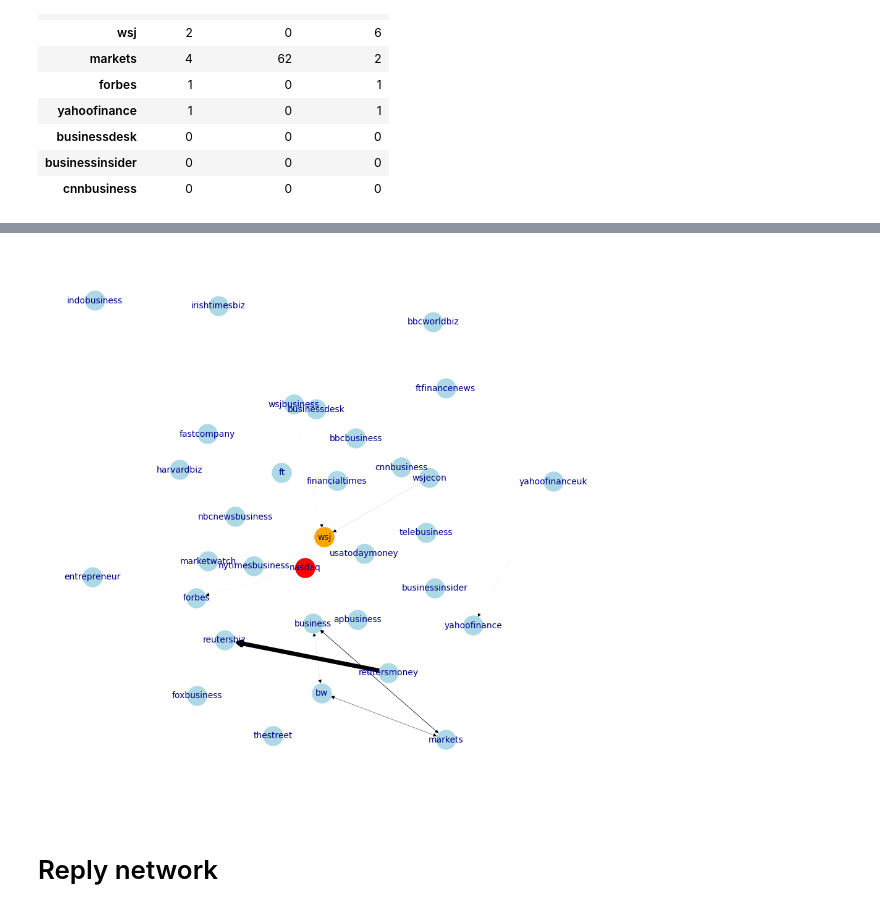
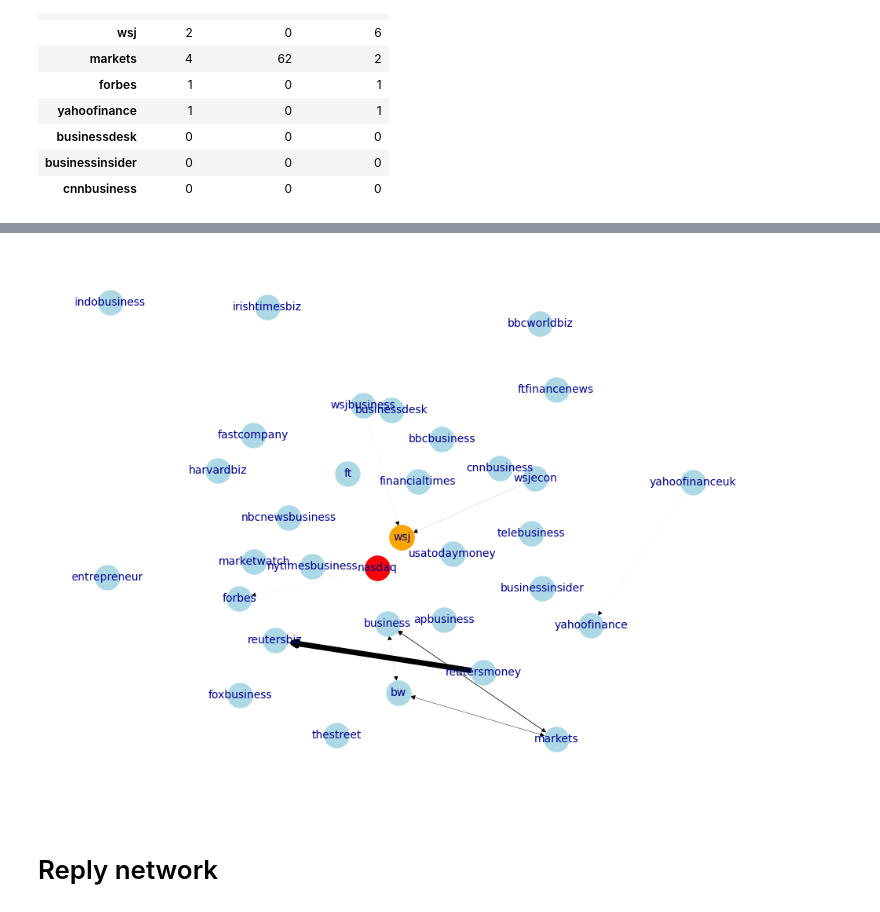
Before and after one commit to kbankowski/2022-11_data-academy, a Jupyter notebook: Level2/Group Projects/07_Network_Twitter/Project_Codes.ipynb, the cells around one changed output, grey strips where cells are left out. Saved outputs shown, nothing was run; the diff lists cells and outputs as text; code cells hidden in the pictures.

```diff
--- a/Level2/Group Projects/07_Network_Twitter/Project_Codes.ipynb
+++ b/Level2/Group Projects/07_Network_Twitter/Project_Codes.ipynb
@@ -486,18 +486,18 @@ plt.savefig('output_image4.png', dpi=300, bbox_inches='tight')
 # %%
-plt.figure(figsize=(12,11.5))
+plt.figure(figsize=(12,9))
 plt.margins(0.1, 0.1)
 pos = nx.kamada_kawai_layout(g)
 weights = [g2[u][v]['weight'] for u, v in g2.edges()]
 norm_weights = [w / max(weights) * 5 for w in weights]  # Adjust the factor (5) for desired edge width
 
 nx.draw(g2, pos=pos, with_labels=True, node_color='lightblue', edge_color='black', node_size=500, font_color='darkblue', font_size=10, width=norm_weights)
 # add the ego node in a different colour
 nx.draw_networkx_nodes(g, pos, nodelist=['nasdaq'], node_size=500, node_color="red");
 nx.draw_networkx_nodes(g, pos, nodelist=['wsj'], node_size=500, node_color="orange");
 
 plt.savefig('output_image3.png', dpi=300, bbox_inches='tight')
 # %% [output]
-[figure, old version]
+[figure, new version]
 # %% [markdown]
 # Reply network
 # %% [markdown]
```
Also changed, not shown: parts of 1 cell of this notebook, 2 other files.
